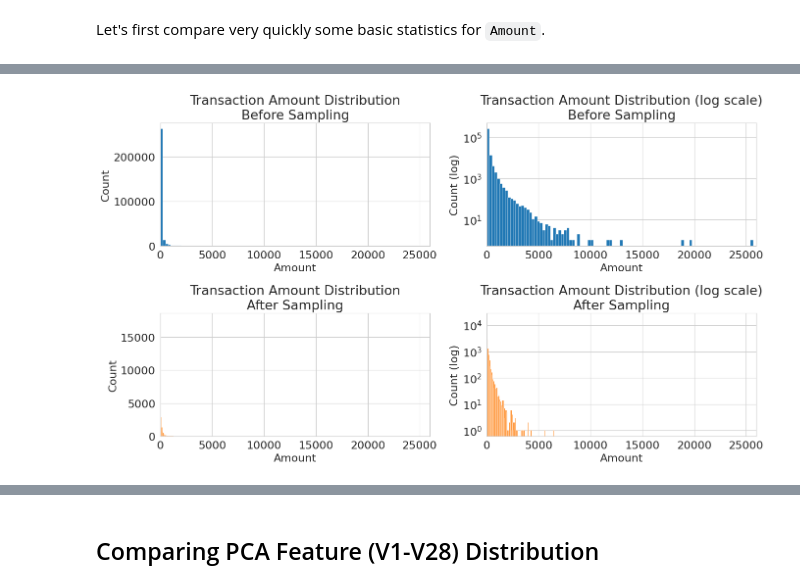
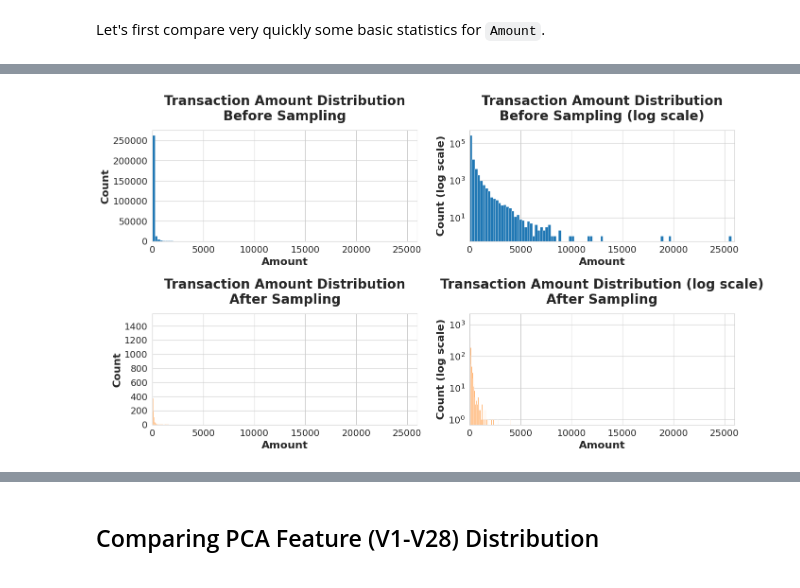
Before and after one commit to LeonardoSaccotelli/Dynamic-Ensemble-Learning-for-Credit-Card-Fraud-Detection, a Jupyter notebook: notebooks/3.0-ls-DP-sampling-checks.ipynb, the cells around one changed output, grey strips where cells are left out. Drawn from its saved outputs; the diff is of its cells as text; code cells hidden in the pictures.

Commit message:
Updated notebook 3.0-ls-DP-sampling-checks.ipynb and analysis

```diff
--- a/notebooks/3.0-ls-DP-sampling-checks.ipynb
+++ b/notebooks/3.0-ls-DP-sampling-checks.ipynb
@@ -35,6 +36,7 @@ FIGURES_SAMPLING_CHECKS_DIR.mkdir(parents=True, exist_ok=True)
 pd.set_option("display.max_columns", None)
 pd.set_option("display.max_rows", None)
 sns.set_style("whitegrid")
+sns.set_palette("tab10")
 plt.rcParams.update({"font.size": 16})
 # %%
 df_before = pd.read_csv(original_path, header=0, sep=",")
@@ -180,6 +205,7 @@ Name: Amount, dtype: float64
 # %%
 fig, axes = plt.subplots(2, 2, figsize=(14, 8))
 
+# ------- Transaction Amount Distribution BEFORE SAMPLING
 sns.histplot(df_compare[df_compare["Sampled"] == "Before"]["Amount"],
              bins=100,
              stat="count",
@@ -189,47 +215,105 @@ sns.histplot(df_compare[df_compare["Sampled"] == "Before"]["Amount"],
              fill=True,
              ax=axes[0,0])
 axes[0,0].set_xlim(0, 26000)
-axes[0,0].set_title("Transaction Amount Distribution\nBefore Sampling")
+axes[0,0].set_xlabel("Amount", fontweight="bold", fontsize=16)
+axes[0,0].set_ylabel("Count", fontweight="bold", fontsize=16)
+axes[0,0].set_xticks(ticks=np.arange(0, 26000, 5000),
+                     labels=np.arange(0, 26000, 5000),
+                     fontsize=14
+                     )
+axes[0,0].set_yticks(ticks=np.arange(0, 280000, 50000),
+                     labels=np.arange(0, 280000, 50000),
+                     fontsize=14
+                     )
+axes[0,0].set_title("Transaction Amount Distribution\nBefore Sampling",
+                    fontsize=20,
+                    fontweight="bold",
+                    pad=15
+                    )
 
+# ------- Transaction Amount Distribution BEFORE SAMPLING (log-scale)
 sns.histplot(df_compare[df_compare["Sampled"] == "Before"]["Amount"],
              bins=100,
              stat="count",
              kde=False,
              color=sns.color_palette()[0],
              alpha=1.0,
              ax=axes[0,1])
 axes[0,1].set_xlim(0, 26000)
+axes[0,1].set_xlabel("Amount", fontweight="bold", fontsize=16)
+axes[0,1].set_ylabel("Count (log scale)", fontweight="bold", fontsize=16)
+axes[0,1].set_xticks(ticks=np.arange(0, 26000, 5000),
+                     labels=np.arange(0, 26000, 5000),
+                     fontsize=14
+                     )
+axes[0,1].set_yticks(ticks=np.arange(0, 280000, 50000),
+                     labels=np.arange(0, 280000, 50000),
+                     fontsize=14
+                     )
 axes[0,1].set_yscale("log")
-axes[0,1].set_ylabel("Count (log)")
-axes[0,1].set_title("Transaction Amount Distribution (log scale)\nBefore Sampling")
+axes[0,1].set_title("Transaction Amount Distribution\nBefore Sampling (log scale)",
+                    fontsize=20,
+                    fontweight="bold",
+                    pad=15
+                    )
 
+# ------- Transaction Amount Distribution AFTER SAMPLING
 sns.histplot(df_compare[df_compare["Sampled"] == "After"]["Amount"],
              bins=100,
              stat="count",
              kde=False,
              color=sns.color_palette()[1],
              alpha=1.0,
              ax=axes[1,0])
 axes[1,0].set_xlim(0, 26000)
-axes[1,0].set_title("Transaction Amount Distribution\nAfter Sampling")
+axes[1,0].set_xlabel("Amount", fontweight="bold", fontsize=16)
+axes[1,0].set_ylabel("Count", fontweight="bold", fontsize=16)
+axes[1,0].set_xticks(ticks=np.arange(0, 26000, 5000),
+                     labels=np.arange(0, 26000, 5000),
+                     fontsize=14
+                     )
+axes[1,0].set_yticks(ticks=np.arange(0, 1600, 200),
+                     labels=np.arange(0, 1600, 200),
+                     fontsize=14
+                    )
+axes[1,0].set_title("Transaction Amount Distribution\nAfter Sampling",
+                    fontsize=20,
+                    fontweight="bold",
+                    pad=15
+                    )
 
+# ------- Transaction Amount Distribution AFTER SAMPLING (log-scale)
 sns.histplot(df_compare[df_compare["Sampled"] == "After"]["Amount"],
              bins=100,
              stat="count",
              kde=False,
              color=sns.color_palette()[1],
              alpha=1.0,
              ax=axes[1,1])
 axes[1,1].set_xlim(0, 26000)
+axes[1,1].set_xlabel("Amount", fontweight="bold", fontsize=16)
+axes[1,1].set_ylabel("Count (log scale)", fontweight="bold", fontsize=16)
+axes[1,1].set_xticks(ticks=np.arange(0, 26000, 5000),
+                     labels=np.arange(0, 26000, 5000),
+                     fontsize=14
+                     )
+axes[1,1].set_yticks(ticks=np.arange(0, 1600, 200),
+                     labels=np.arange(0, 1600, 200),
+                     fontsize=14
+                     )
 axes[1,1].set_yscale("log")
-axes[1,1].set_ylabel("Count (log)")
-axes[1,1].set_title("Transaction Amount Distribution (log scale)\nAfter Sampling")
+axes[1,1].set_title("Transaction Amount Distribution (log scale)\nAfter Sampling",
+                    fontsize=20,
+                    fontweight="bold",
+                    pad=15
+                    )
 
+# ------- General settings
 plt.tight_layout()
 plt.savefig(FIGURES_SAMPLING_CHECKS_DIR / "amount_distribution_log_scale_by_class.png", dpi=300)
 plt.show()
 # %% [output]
-[figure, old version]
+[figure, new version]
 # %%
 fig, axes = plt.subplots(1, 3, figsize=(18, 6))
 
```
Also changed, not shown: parts of 21 cells of this notebook, 10 other files.
